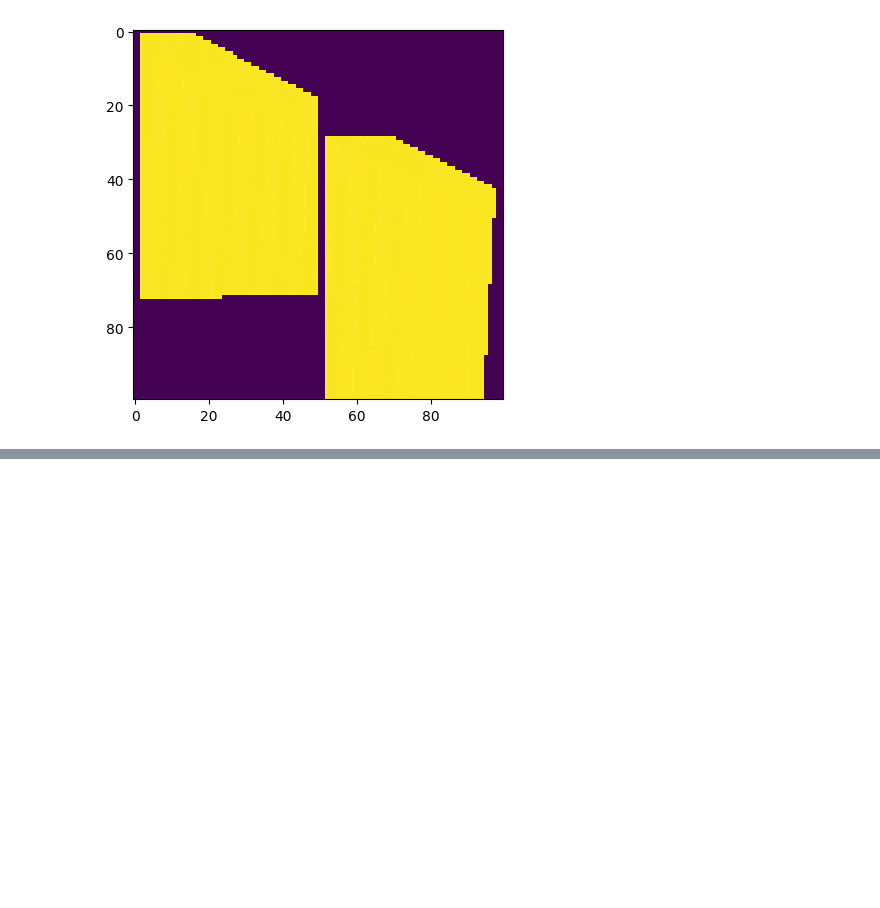
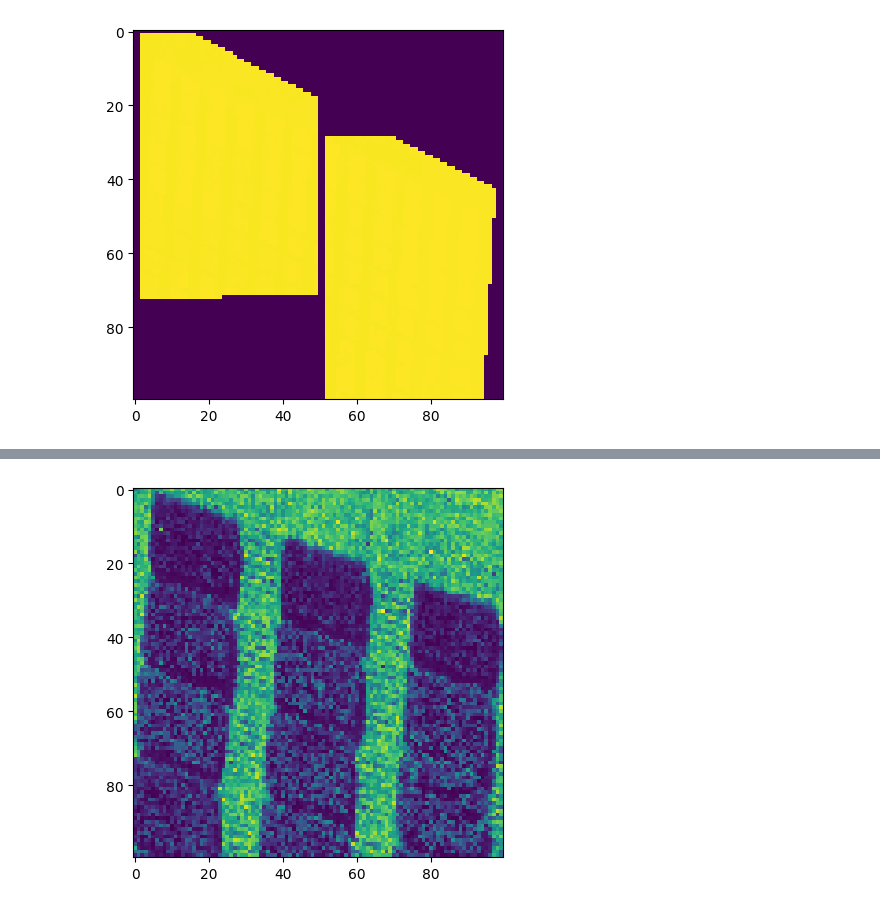
Before and after one commit to aus-plant-phenomics-network/mccn-engine, a Jupyter notebook: raster_load_demo.ipynb, the cells around one changed output, grey strips where cells are left out. Saved outputs shown, nothing was run; the diff lists cells and outputs as text; code cells hidden in the pictures; blank space fills up the shorter version.

```diff
--- a/raster_load_demo.ipynb
+++ b/raster_load_demo.ipynb
@@ -95,0 +73,5 @@ Data variables:
+# %%
+plt.imshow(ds1.b01.values[1, :, :])
+plt.show()
+# %% [output]
+[figure, added]
```
Also changed, not shown: parts of 19 cells of this notebook, 3 other files.
